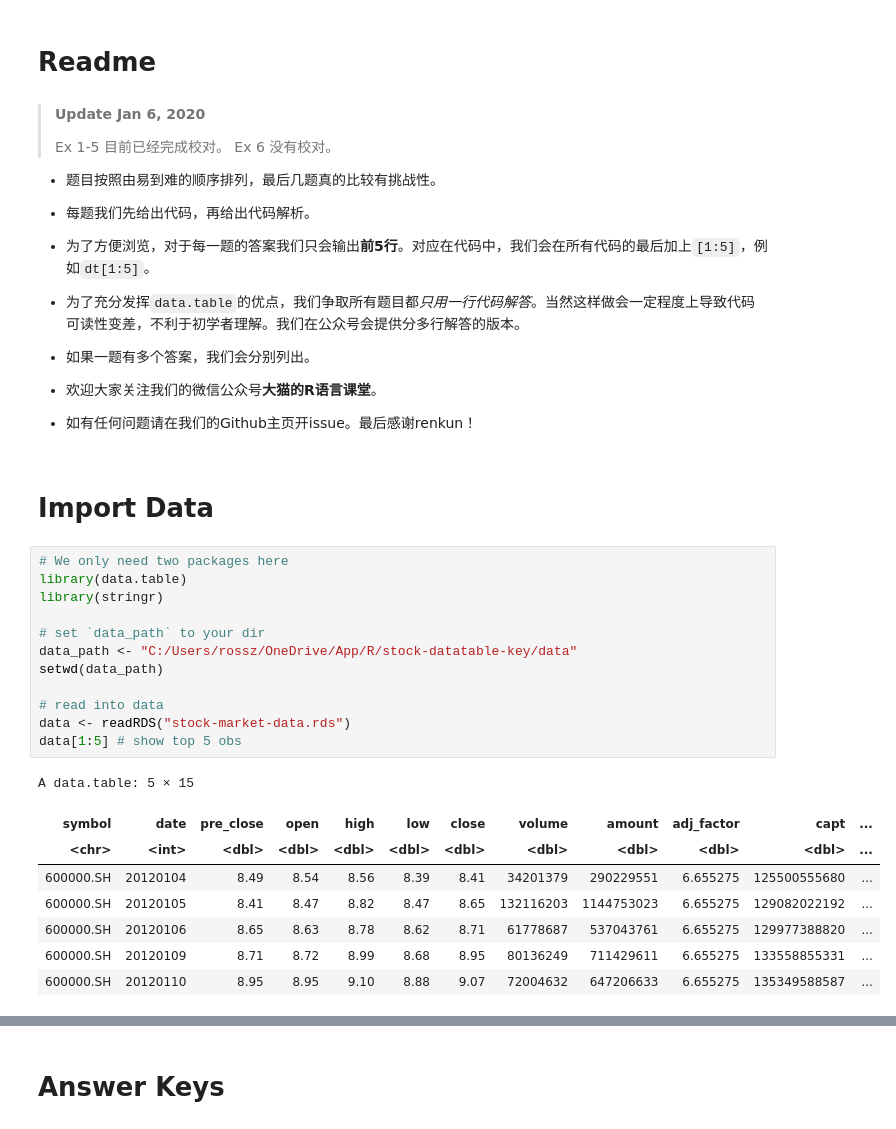
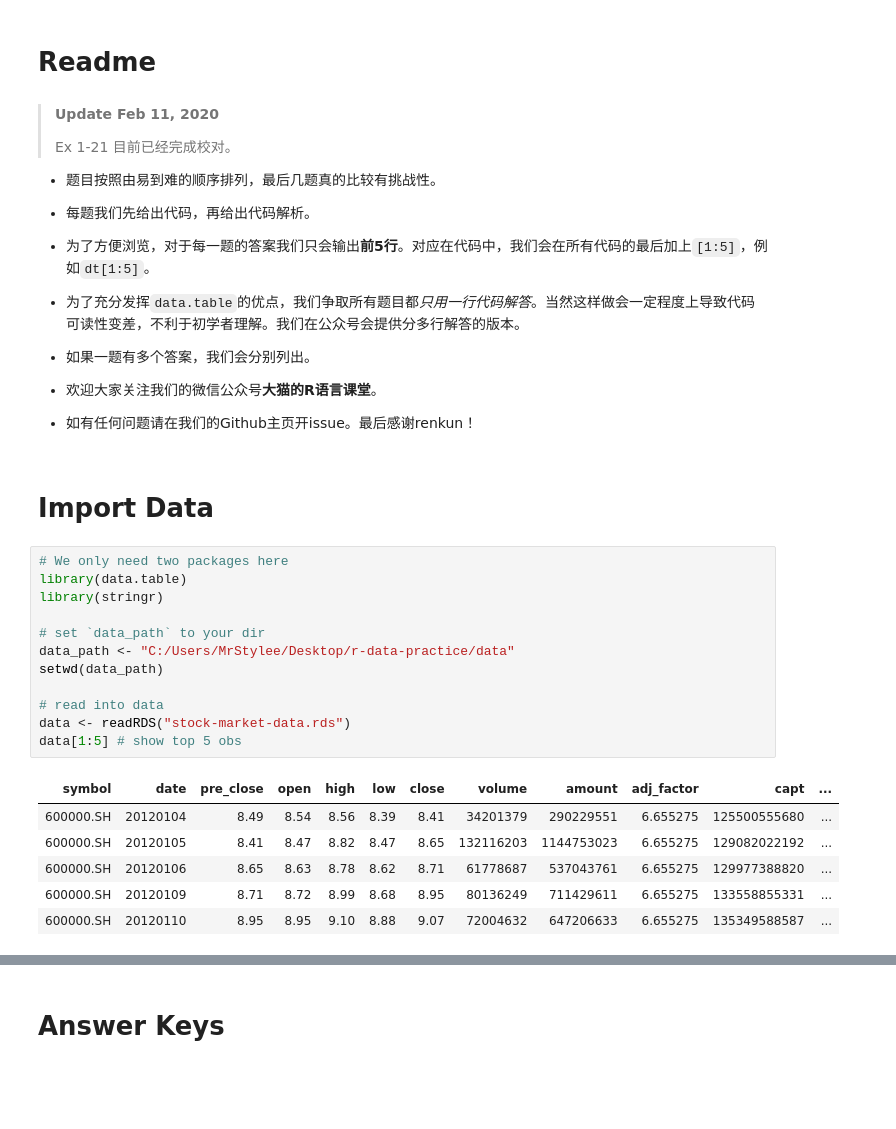
Before and after one commit to Ravin515/r-data-practice, a Jupyter notebook: answer-keys.ipynb, the cells around one changed output, grey strips where cells are left out. Saved outputs shown, nothing was run; the diff lists cells and outputs as text; blank space fills up the shorter version.

```diff
--- a/answer-keys.ipynb
+++ b/answer-keys.ipynb
@@ -1,10 +1,9 @@
 # %% [markdown]
 # Readme
 # %% [markdown]
-> **Update Jan 6, 2020**
+> **Update Feb 11, 2020**
 >
-> Ex 1-5 目前已经完成校对。
-> Ex 6 没有校对。
+> Ex 1-21 目前已经完成校对。
 
 - 题目按照由易到难的顺序排列，最后几题真的比较有挑战性。
 
@@ -24,19 +23,17 @@
 # %%
 # We only need two packages here
 library(data.table)
 library(stringr)
 
 # set `data_path` to your dir
-data_path <- "C:/Users/rossz/OneDrive/App/R/stock-datatable-key/data"
+data_path <- "C:/Users/MrStylee/Desktop/r-data-practice/data"
 setwd(data_path)
 
 # read into data
 data <- readRDS("stock-market-data.rds")
 data[1:5] # show top 5 obs
 # %% [output]
-A data.table: 5 × 15
 | symbol | date | pre_close | open | high | low | close | volume | amount | adj_factor | capt | ... |
-| <chr> | <int> | <dbl> | <dbl> | <dbl> | <dbl> | <dbl> | <dbl> | <dbl> | <dbl> | <dbl> | ... |
 | 600000.SH | 20120104 | 8.49 | 8.54 | 8.56 | 8.39 | 8.41 | 34201379 | 290229551 | 6.655275 | 125500555680 | ... |
 | 600000.SH | 20120105 | 8.41 | 8.47 | 8.82 | 8.47 | 8.65 | 132116203 | 1144753023 | 6.655275 | 129082022192 | ... |
 | 600000.SH | 20120106 | 8.65 | 8.63 | 8.78 | 8.62 | 8.71 | 61778687 | 537043761 | 6.655275 | 129977388820 | ... |
```
Also changed, not shown: parts of 29 cells of this notebook, 1 other file.
